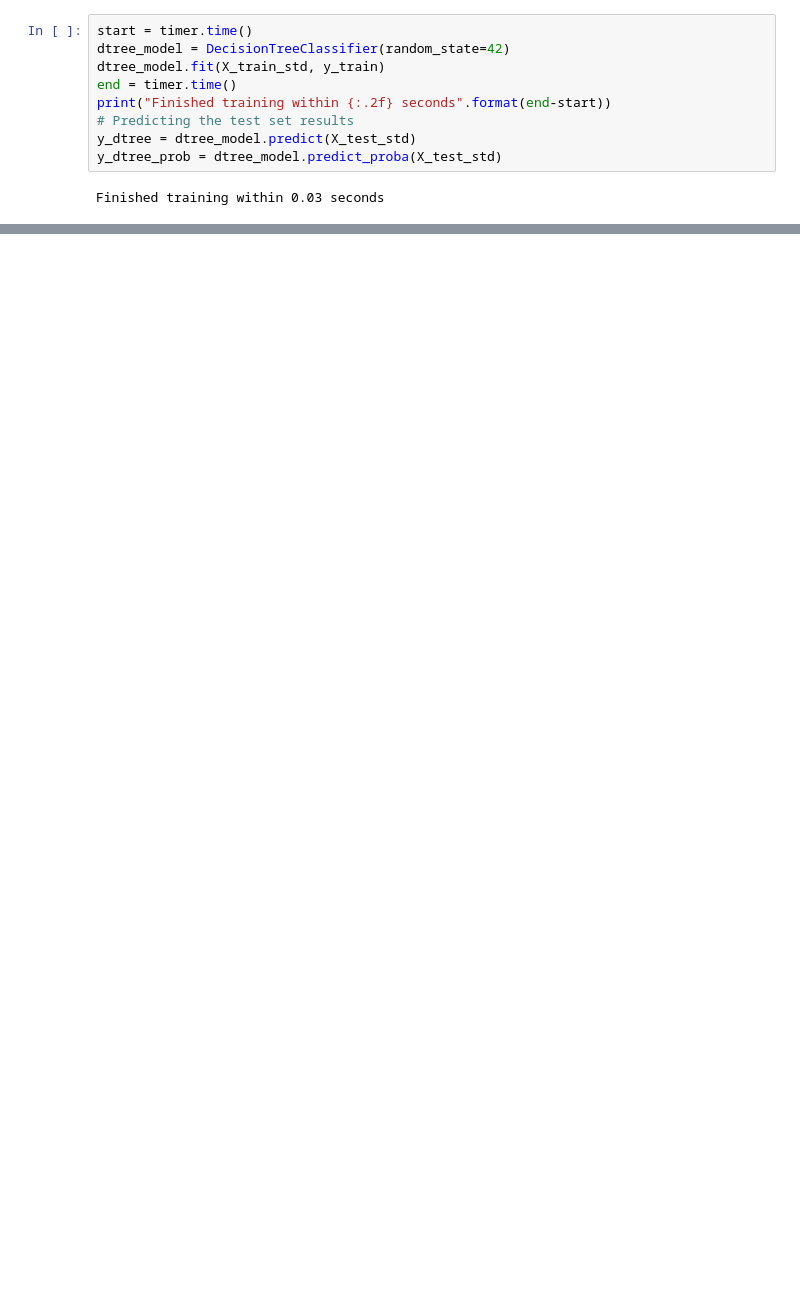
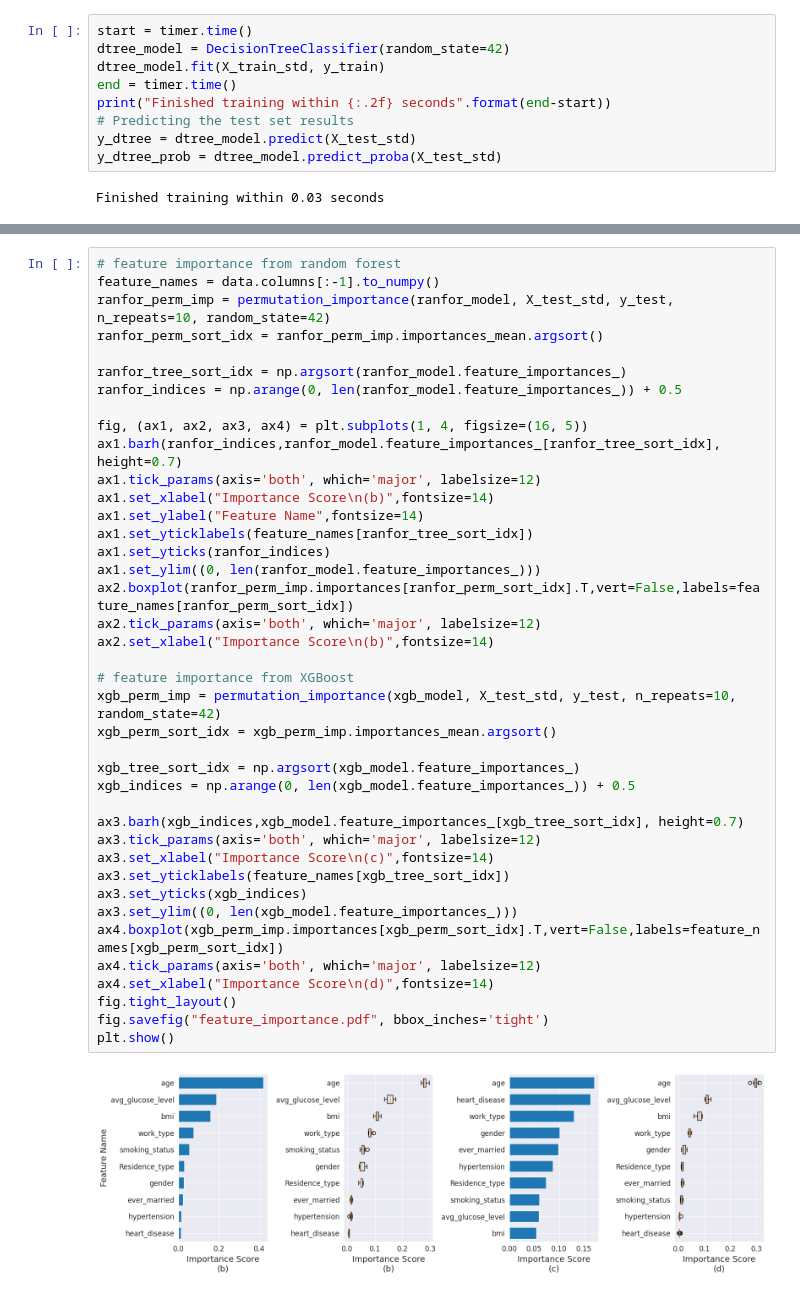
Before and after one commit to sid995/stroke-prediction-ml, a Jupyter notebook: stroke_prediction.ipynb, the cells around one changed output, grey strips where cells are left out. Drawn from its saved outputs; the diff is of its cells as text; blank space fills up the shorter version.

```diff
--- a/stroke_prediction.ipynb
+++ b/stroke_prediction.ipynb
@@ -605,0 +737,42 @@ AUC score for LGBM: 0.99
+# %%
+# feature importance from random forest
+feature_names = data.columns[:-1].to_numpy()
+ranfor_perm_imp = permutation_importance(ranfor_model, X_test_std, y_test, n_repeats=10, random_state=42)
+ranfor_perm_sort_idx = ranfor_perm_imp.importances_mean.argsort()
+
+ranfor_tree_sort_idx = np.argsort(ranfor_model.feature_importances_)
+ranfor_indices = np.arange(0, len(ranfor_model.feature_importances_)) + 0.5
+
+fig, (ax1, ax2, ax3, ax4) = plt.subplots(1, 4, figsize=(16, 5))
+ax1.barh(ranfor_indices,ranfor_model.feature_importances_[ranfor_tree_sort_idx], height=0.7)
+ax1.tick_params(axis='both', which='major', labelsize=12)
+ax1.set_xlabel("Importance Score\n(b)",fontsize=14)
+ax1.set_ylabel("Feature Name",fontsize=14)
+ax1.set_yticklabels(feature_names[ranfor_tree_sort_idx])
+ax1.set_yticks(ranfor_indices)
+ax1.set_ylim((0, len(ranfor_model.feature_importances_)))
+ax2.boxplot(ranfor_perm_imp.importances[ranfor_perm_sort_idx].T,vert=False,labels=feature_names[ranfor_perm_sort_idx])
+ax2.tick_params(axis='both', which='major', labelsize=12)
+ax2.set_xlabel("Importance Score\n(b)",fontsize=14)
+
+# feature importance from XGBoost
+xgb_perm_imp = permutation_importance(xgb_model, X_test_std, y_test, n_repeats=10, random_state=42)
+xgb_perm_sort_idx = xgb_perm_imp.importances_mean.argsort()
+
+xgb_tree_sort_idx = np.argsort(xgb_model.feature_importances_)
+xgb_indices = np.arange(0, len(xgb_model.feature_importances_)) + 0.5
+
+ax3.barh(xgb_indices,xgb_model.feature_importances_[xgb_tree_sort_idx], height=0.7)
+ax3.tick_params(axis='both', which='major', labelsize=12)
+ax3.set_xlabel("Importance Score\n(c)",fontsize=14)
+ax3.set_yticklabels(feature_names[xgb_tree_sort_idx])
+ax3.set_yticks(xgb_indices)
+ax3.set_ylim((0, len(xgb_model.feature_importances_)))
+ax4.boxplot(xgb_perm_imp.importances[xgb_perm_sort_idx].T,vert=False,labels=feature_names[xgb_perm_sort_idx])
+ax4.tick_params(axis='both', which='major', labelsize=12)
+ax4.set_xlabel("Importance Score\n(d)",fontsize=14)
+fig.tight_layout()
+fig.savefig("feature_importance.pdf", bbox_inches='tight')
+plt.show()
+# %% [output]
+[figure, added]
```
Also changed, not shown: parts of 14 cells of this notebook, 3 other files.
